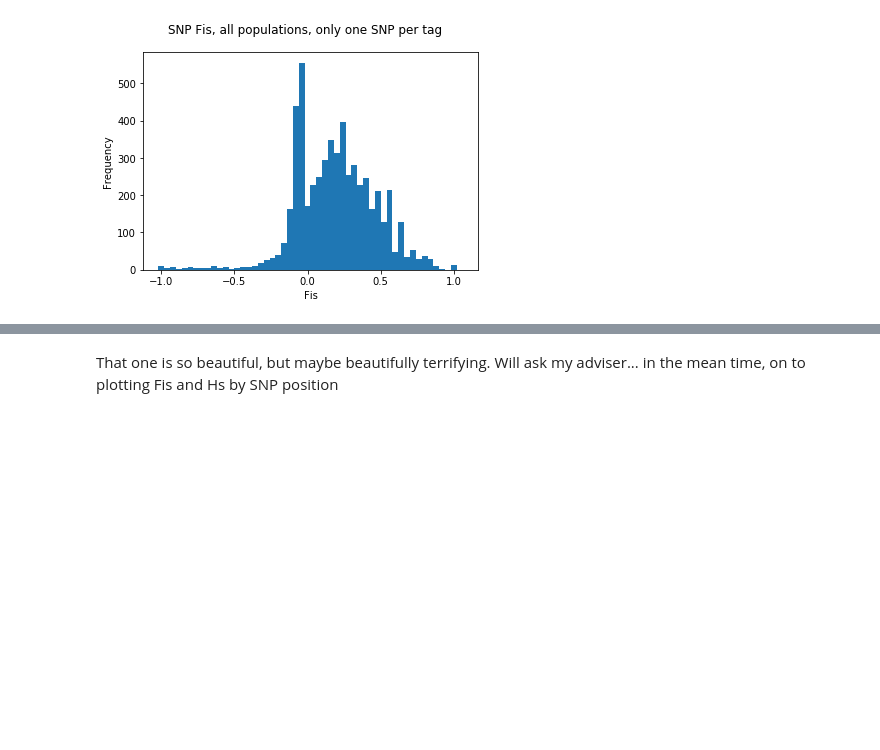
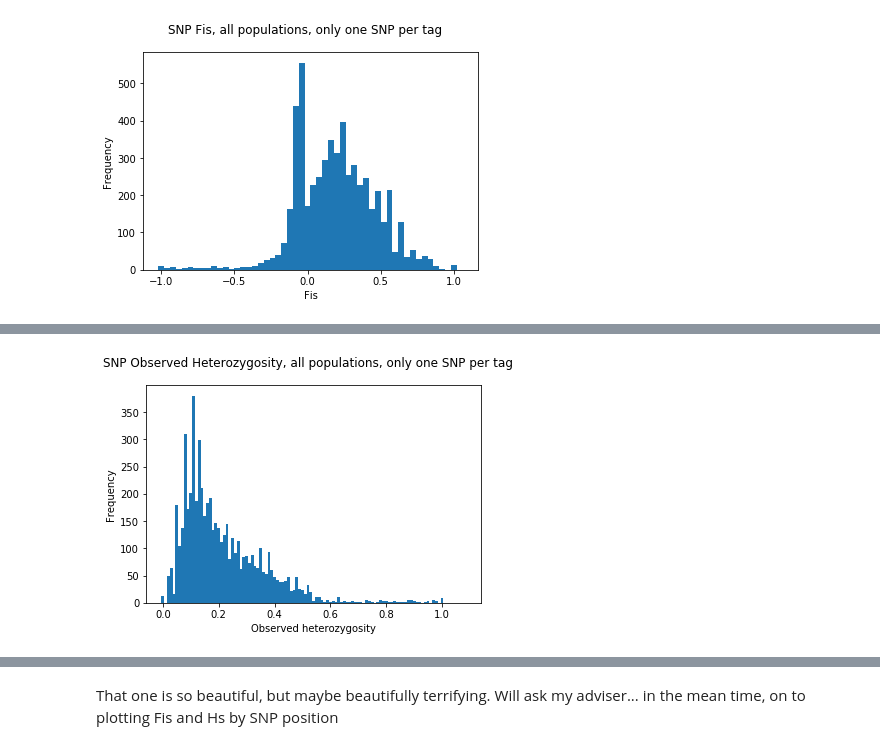
Before and after one commit to nclowell/RAD_scallops, a Jupyter notebook: CRAGIG_run1/Notebooks/data_processing/Exploratory_plots_of_het_Fis_RD_seqposition.ipynb, the cells around one changed output, grey strips where cells are left out. Cells and saved outputs as stored; diff of their text form; code cells hidden in the pictures; blank space fills up the shorter version.

```diff
--- a/CRAGIG_run1/Notebooks/data_processing/Exploratory_plots_of_het_Fis_RD_seqposition.ipynb
+++ b/CRAGIG_run1/Notebooks/data_processing/Exploratory_plots_of_het_Fis_RD_seqposition.ipynb
@@ -69,2 +72,10 @@ plt.show()
+# %%
+plt.hist(Ho, bins = np.arange(0, 1.1, .01)-.005)
+plt.suptitle("SNP Observed Heterozygosity, all populations, only one SNP per tag")
+plt.xlabel("Observed heterozygosity")
+plt.ylabel("Frequency")
+plt.show()
+# %% [output]
+[figure, added]
 # %%
 plt.scatter(Fis, Hs)
```
Also changed, not shown: parts of 22 cells of this notebook, 3 other files.
